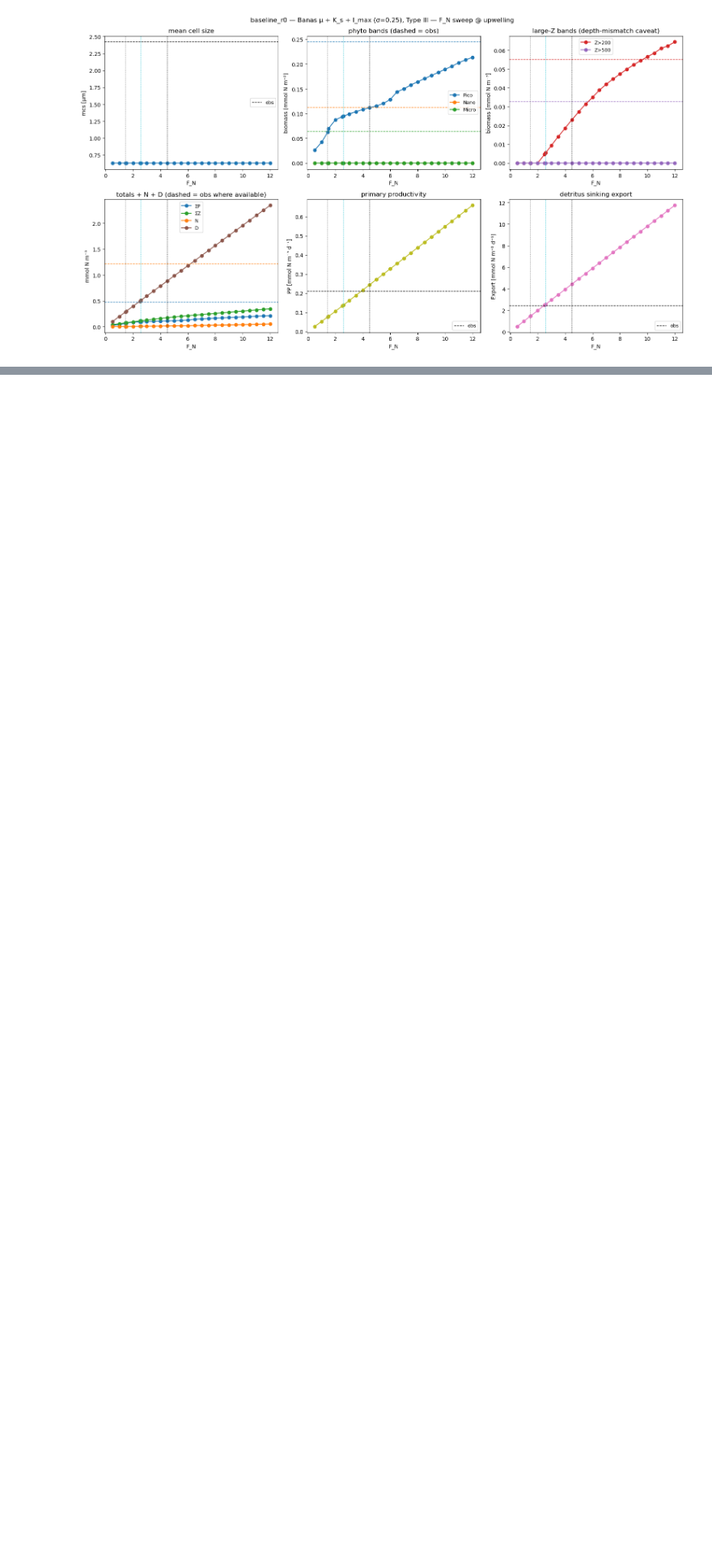
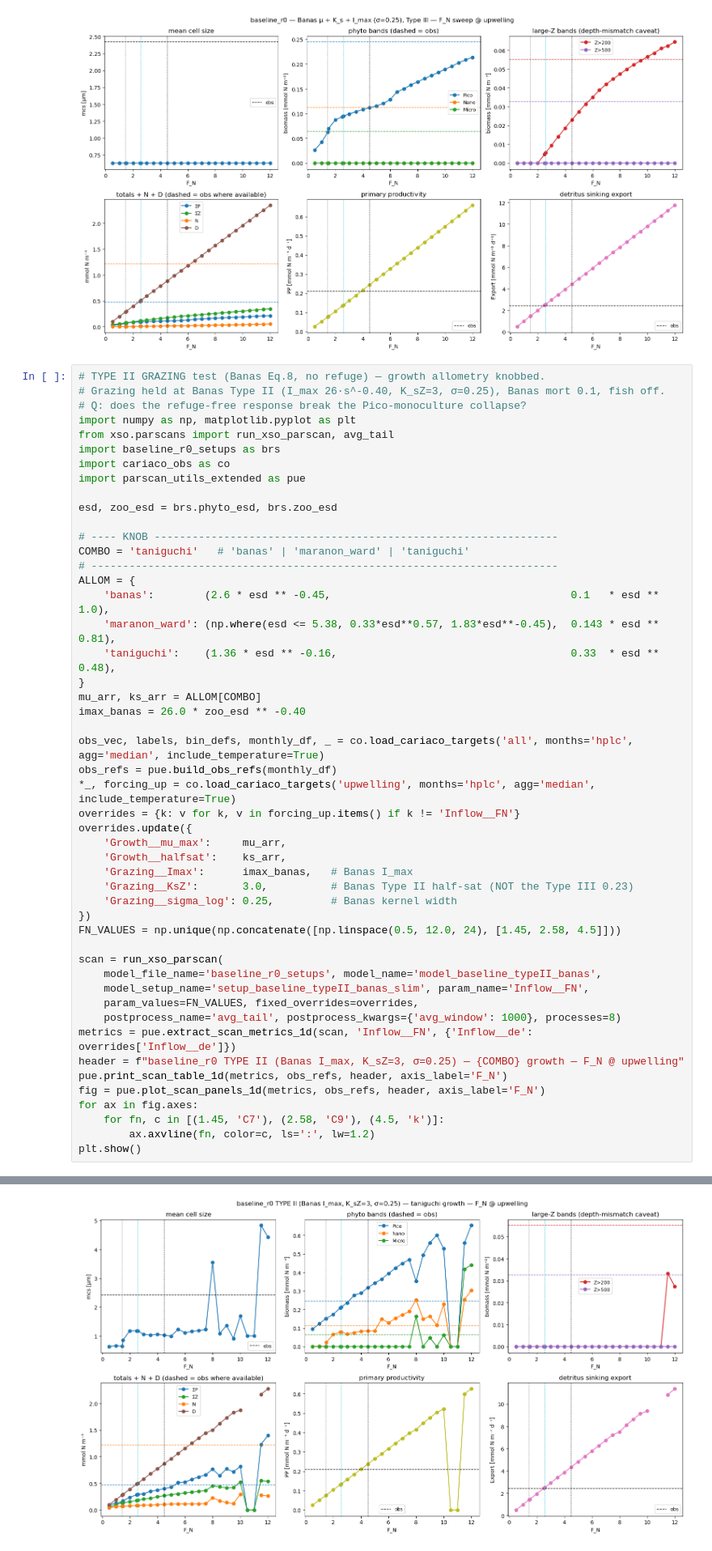
Before and after one commit to ben1post/SSMCariaco, a Jupyter notebook: parameter_scan/FINAL/CheckHerbivoryAgain.ipynb, the cells around one changed output, grey strips where cells are left out. Shown at 81% size. Cells and saved outputs as stored; diff of their text form; blank space fills up the shorter version.

```diff
--- a/parameter_scan/FINAL/CheckHerbivoryAgain.ipynb
+++ b/parameter_scan/FINAL/CheckHerbivoryAgain.ipynb
@@ -853,3 +905,53 @@ Starting 1D parallel scan of 'baseline_r0_setups' over 26 points using 8 workers
 12.000   0.63   0.214   0.000   0.000   0.214  0.0644  0.0000   0.346   0.052   2.349   0.659  11.744
    obs   2.42   0.245   0.113   0.064   0.474  0.0551  0.0328       -   1.218       -   0.212   2.461
 [figure]
+# %%
+# TYPE II GRAZING test (Banas Eq.8, no refuge) — growth allometry knobbed.
+# Grazing held at Banas Type II (I_max 26·s^-0.40, K_sZ=3, σ=0.25), Banas mort 0.1, fish off.
+# Q: does the refuge-free response break the Pico-monoculture collapse?
+import numpy as np, matplotlib.pyplot as plt
+from xso.parscans import run_xso_parscan, avg_tail
+import baseline_r0_setups as brs
+import cariaco_obs as co
+import parscan_utils_extended as pue
+
+esd, zoo_esd = brs.phyto_esd, brs.zoo_esd
+
+# ---- KNOB ----------------------------------------------------------------
+COMBO = 'taniguchi'   # 'banas' | 'maranon_ward' | 'taniguchi'
+# --------------------------------------------------------------------------
+ALLOM = {
+    'banas':        (2.6 * esd ** -0.45,                                      0.1   * esd ** 1.0),
+    'maranon_ward': (np.where(esd <= 5.38, 0.33*esd**0.57, 1.83*esd**-0.45),  0.143 * esd ** 0.81),
+    'taniguchi':    (1.36 * esd ** -0.16,                                     0.33  * esd ** 0.48),
+}
+mu_arr, ks_arr = ALLOM[COMBO]
+imax_banas = 26.0 * zoo_esd ** -0.40
+
+obs_vec, labels, bin_defs, monthly_df, _ = co.load_cariaco_targets('all', months='hplc', agg='median', include_temperature=True)
+obs_refs = pue.build_obs_refs(monthly_df)
+*_, forcing_up = co.load_cariaco_targets('upwelling', months='hplc', agg='median', include_temperature=True)
+overrides = {k: v for k, v in forcing_up.items() if k != 'Inflow__FN'}
+overrides.update({
+    'Growth__mu_max':     mu_arr,
+    'Growth__halfsat':    ks_arr,
+    'Grazing__Imax':      imax_banas,   # Banas I_max
+    'Grazing__KsZ':       3.0,          # Banas Type II half-sat (NOT the Type III 0.23)
+    'Grazing__sigma_log': 0.25,         # Banas kernel width
+})
+FN_VALUES = np.unique(np.concatenate([np.linspace(0.5, 12.0, 24), [1.45, 2.58, 4.5]]))
+
+scan = run_xso_parscan(
+    model_file_name='baseline_r0_setups', model_name='model_baseline_typeII_banas',
+    model_setup_name='setup_baseline_typeII_banas_slim', param_name='Inflow__FN',
+    param_values=FN_VALUES, fixed_overrides=overrides,
+    postprocess_name='avg_tail', postprocess_kwargs={'avg_window': 1000}, processes=8)
+metrics = pue.extract_scan_metrics_1d(scan, 'Inflow__FN', {'Inflow__de': overrides['Inflow__de']})
+header = f"baseline_r0 TYPE II (Banas I_max, K_sZ=3, σ=0.25) — {COMBO} growth — F_N @ upwelling"
+pue.print_scan_table_1d(metrics, obs_refs, header, axis_label='F_N')
+fig = pue.plot_scan_panels_1d(metrics, obs_refs, header, axis_label='F_N')
+for ax in fig.axes:
+    for fn, c in [(1.45, 'C7'), (2.58, 'C9'), (4.5, 'k')]:
+        ax.axvline(fn, color=c, ls=':', lw=1.2)
+plt.show()
+# %% [output]
@@ -855,0 +980 @@ Starting 1D parallel scan of 'baseline_r0_setups' over 26 points using 8 workers
+[figure, added]
```
Also changed, not shown: parts of 3 cells of this notebook, 11 other files.
